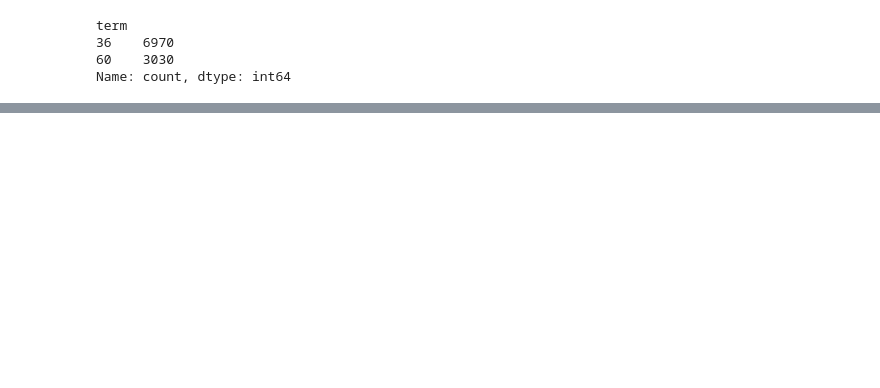
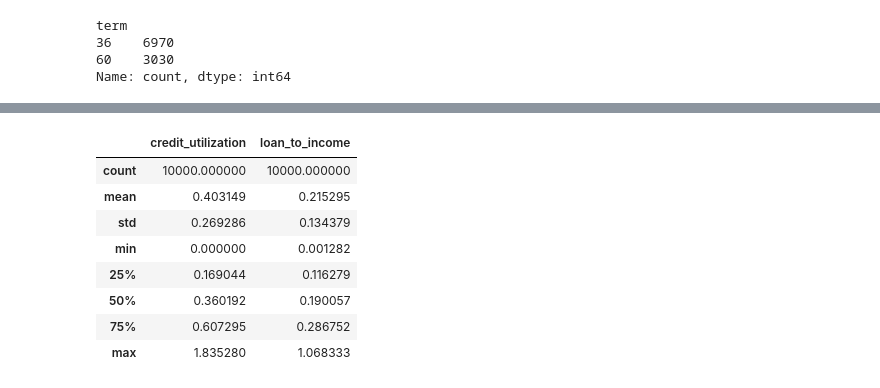
Before and after one commit to Henryblake2777/SDS336_Project, a Jupyter notebook: SDS336_Project_Midterm.ipynb, the cells around one changed output, grey strips where cells are left out. Cells and saved outputs as stored; diff of their text form; code cells hidden in the pictures; blank space fills up the shorter version.

```diff
--- a/SDS336_Project_Midterm.ipynb
+++ b/SDS336_Project_Midterm.ipynb
@@ -275,0 +276,22 @@ plt.show()
+# %%
+# Engineered ratio features (added to loans so the modeling cells inherit them)
+# credit_utilization: share of the total credit limit currently in use
+# loan_to_income: requested loan amount relative to total (joint or solo) income
+# A zero denominator becomes NaN and is then filled with the median
+loans['credit_utilization'] = loans['total_credit_utilized'] / loans['total_credit_limit'].replace(0, np.nan)
+impute_median('credit_utilization')
+
+loans['loan_to_income'] = loans['loan_amount'] / loans['total_income'].replace(0, np.nan)
+impute_median('loan_to_income')
+
+loans[['credit_utilization', 'loan_to_income']].describe()
+# %% [output]
+|  | credit_utilization | loan_to_income |
+| count | 10000.000000 | 10000.000000 |
+| mean | 0.403149 | 0.215295 |
+| std | 0.269286 | 0.134379 |
+| min | 0.000000 | 0.001282 |
+| 25% | 0.169044 | 0.116279 |
+| 50% | 0.360192 | 0.190057 |
+| 75% | 0.607295 | 0.286752 |
+| max | 1.835280 | 1.068333 |
```
Also changed, not shown: parts of 7 cells of this notebook, 2 other files.
